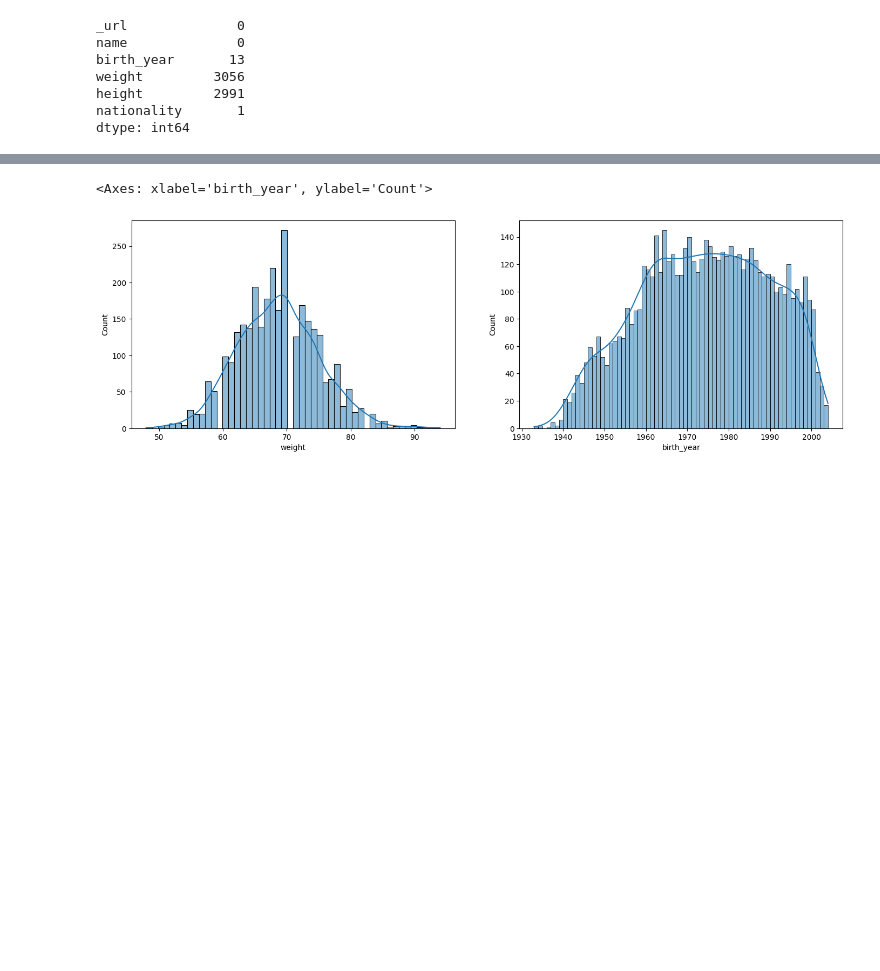
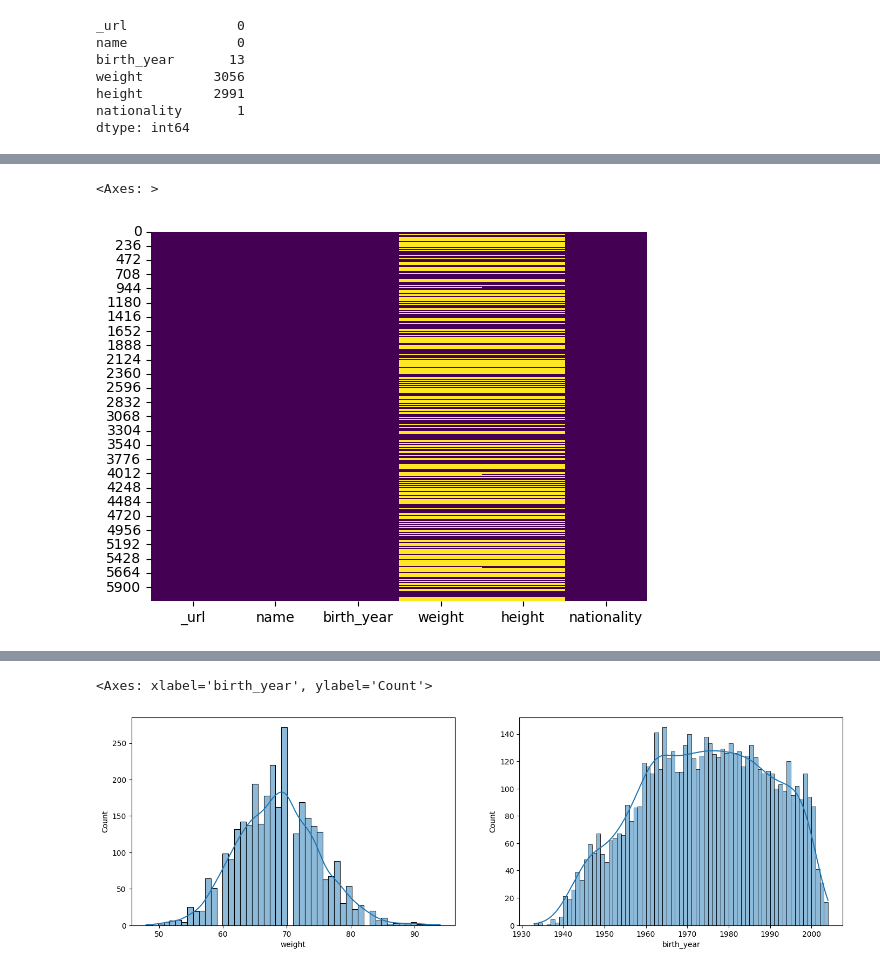
Before and after one commit to fefex302/Data-Mining, a Jupyter notebook: Data_Understanding.ipynb, the cells around one changed output, grey strips where cells are left out. Drawn from its saved outputs; the diff is of its cells as text; code cells hidden in the pictures; blank space fills up the shorter version.

```diff
--- a/Data_Understanding.ipynb
+++ b/Data_Understanding.ipynb
@@ -157,3 +189,8 @@ Requirement already satisfied: six>=1.5 in c:\users\fede\desktop\data-mining-24-
+# %%
+sns.heatmap(cyclists.isnull(), cbar=False, cmap='viridis')  # .isnull() restituisce True per valori NaN
+# %% [output]
+<Axes: >
+[figure, added]
 # %%
 cyclists['birth_year'].min()
 # %% [output]
```
Also changed, not shown: parts of 31 cells of this notebook, 1 other file.
